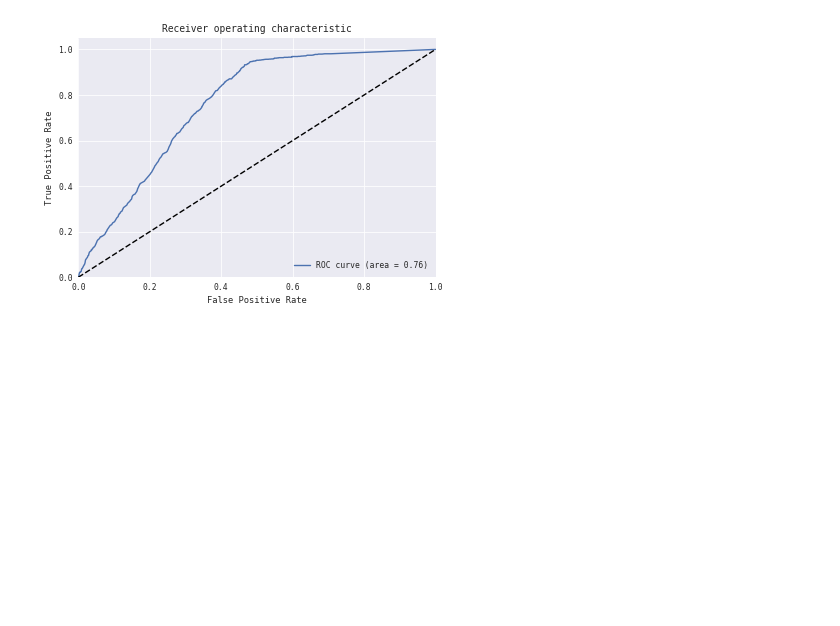
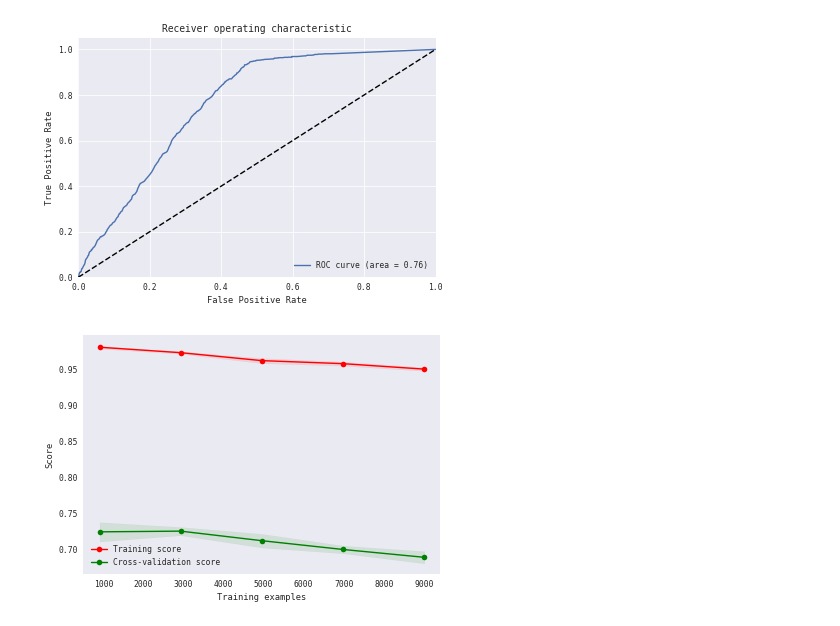
Before and after one commit to yuwei2341/PYSCRP, a Jupyter notebook: EDA.ipynb, the cells around one changed output. Cells and saved outputs as stored; diff of their text form; code cells hidden in the pictures; blank space fills up the shorter version.

```diff
--- a/EDA.ipynb
+++ b/EDA.ipynb
@@ -625,5 +705,13 @@ score = clf.predict_proba(X_test)[:, 1]
 ml.plot_roc(score, y_test)
 # %% [output]
 [figure]
+# %%
+from ml import plot_learning_curve
+X, y, feature_names = ml.get_xy(df2)
+estimator = RandomForestClassifier()
+plot_learning_curve(estimator, '', X, y, cv=5, n_jobs=-1)
+plt.show()
+# %% [output]
+[figure, added]
 # %%
 # Find and Add Smote and bootstrap
```
Also changed, not shown: parts of 17 cells of this notebook, 2 other files.
